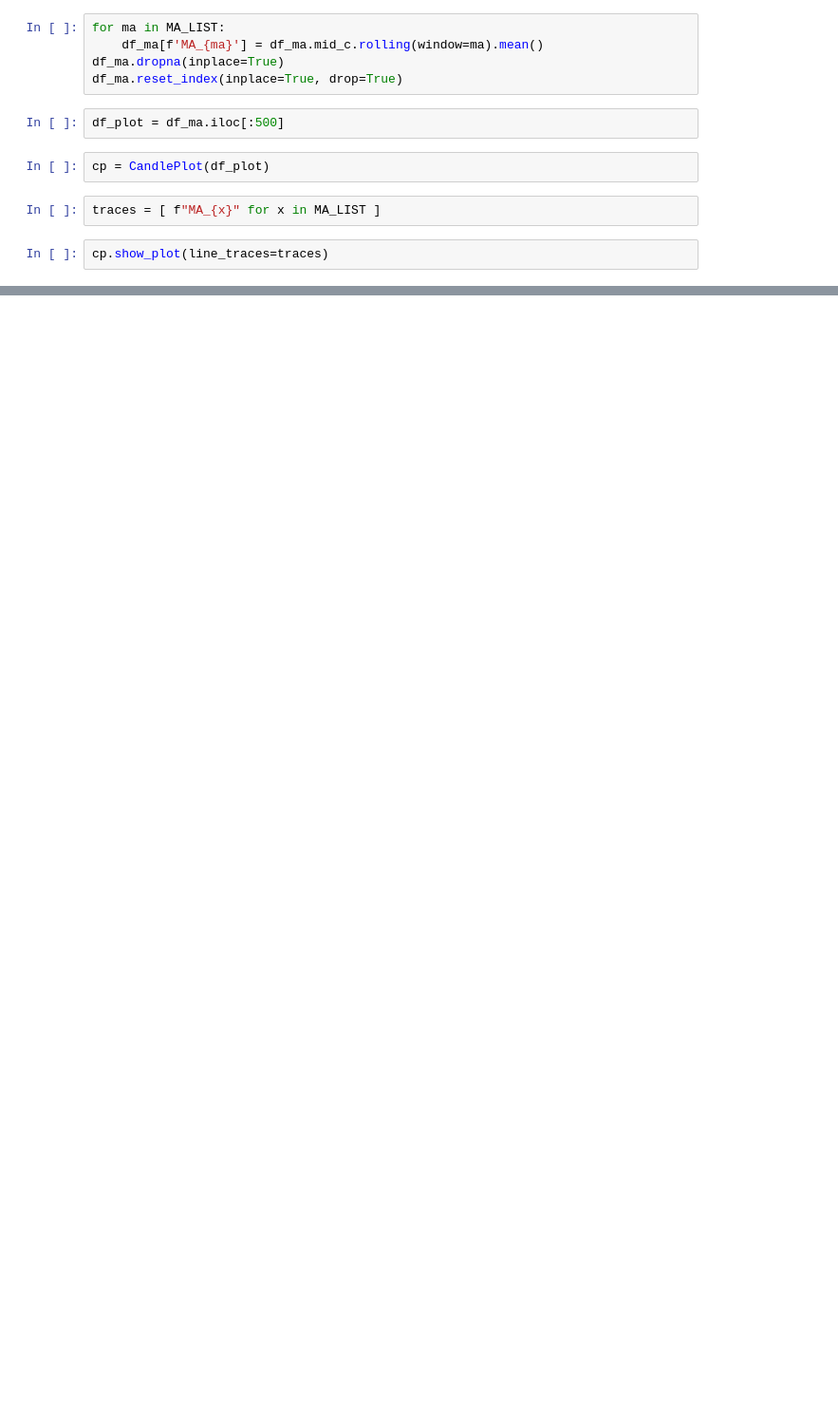
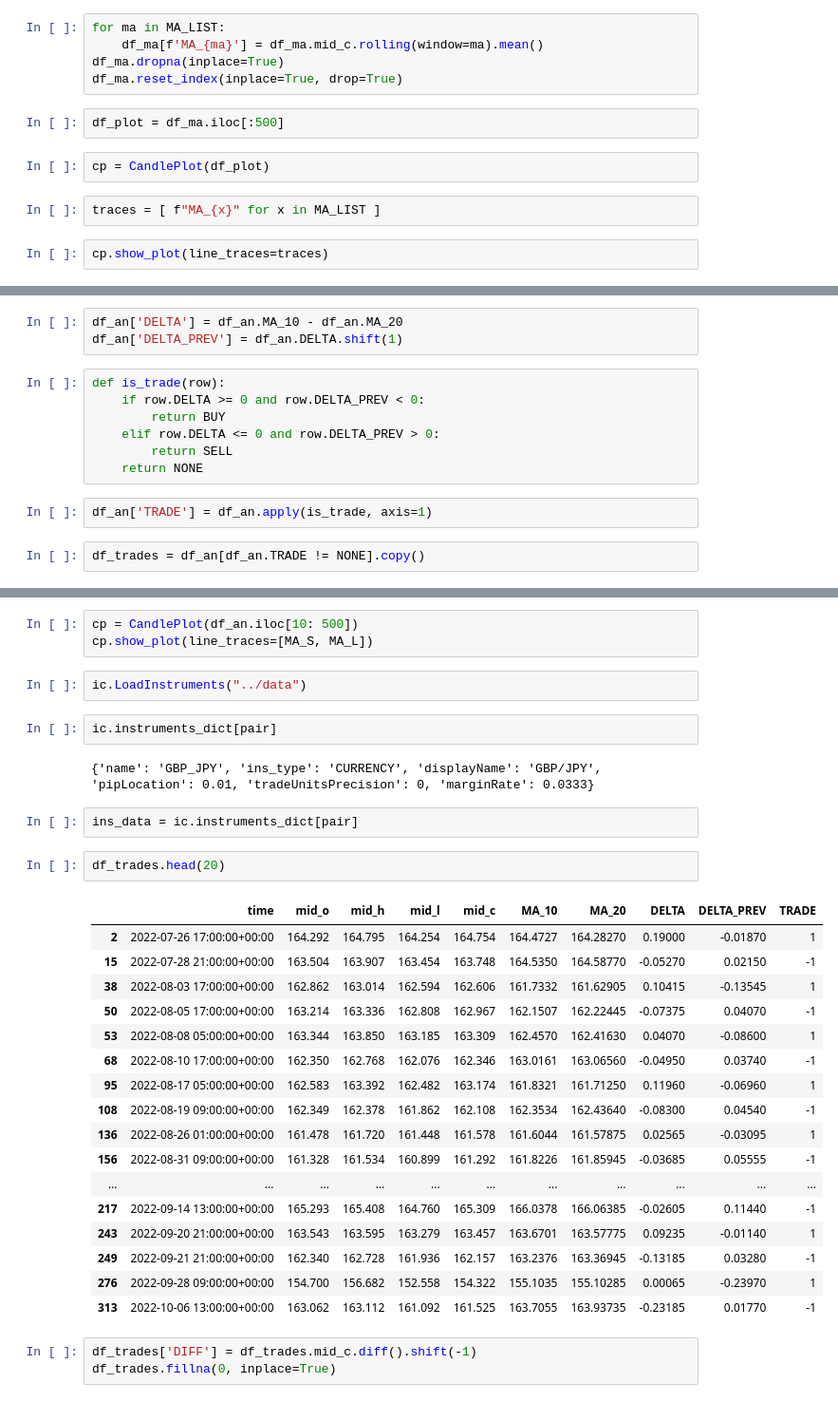
Before and after one commit to DevCielo/trading, a Jupyter notebook: exploration/ma_test.ipynb, the cells around one changed output, grey strips where cells are left out. Shown at 95% size. Cells and saved outputs as stored; diff of their text form; blank space fills up the shorter version.

Commit message:
written a script and done exploration into evaluating profit for currency pairs over multiple instruments

```diff
--- a/exploration/ma_test.ipynb
+++ b/exploration/ma_test.ipynb
@@ -54,0 +61,14 @@ cp.show_plot(line_traces=traces)
+# %%
+df_an['DELTA'] = df_an.MA_10 - df_an.MA_20
+df_an['DELTA_PREV'] = df_an.DELTA.shift(1)
+# %%
+def is_trade(row):
+    if row.DELTA >= 0 and row.DELTA_PREV < 0:
+        return BUY
+    elif row.DELTA <= 0 and row.DELTA_PREV > 0:
+        return SELL
+    return NONE
+# %%
+df_an['TRADE'] = df_an.apply(is_trade, axis=1)
+# %%
+df_trades = df_an[df_an.TRADE != NONE].copy()
@@ -54,0 +84,34 @@ cp.show_plot(line_traces=traces)
+# %%
+cp = CandlePlot(df_an.iloc[10: 500])
+cp.show_plot(line_traces=[MA_S, MA_L])
+# %%
+ic.LoadInstruments("../data")
+# %%
+ic.instruments_dict[pair]
+# %% [output]
+{'name': 'GBP_JPY', 'ins_type': 'CURRENCY', 'displayName': 'GBP/JPY', 'pipLocation': 0.01, 'tradeUnitsPrecision': 0, 'marginRate': 0.0333}
+# %%
+ins_data = ic.instruments_dict[pair]
+# %%
+df_trades.head(20)
+# %% [output]
+|  | time | mid_o | mid_h | mid_l | mid_c | MA_10 | MA_20 | DELTA | DELTA_PREV | TRADE |
+| 2 | 2022-07-26 17:00:00+00:00 | 164.292 | 164.795 | 164.254 | 164.754 | 164.4727 | 164.28270 | 0.19000 | -0.01870 | 1 |
+| 15 | 2022-07-28 21:00:00+00:00 | 163.504 | 163.907 | 163.454 | 163.748 | 164.5350 | 164.58770 | -0.05270 | 0.02150 | -1 |
+| 38 | 2022-08-03 17:00:00+00:00 | 162.862 | 163.014 | 162.594 | 162.606 | 161.7332 | 161.62905 | 0.10415 | -0.13545 | 1 |
+| 50 | 2022-08-05 17:00:00+00:00 | 163.214 | 163.336 | 162.808 | 162.967 | 162.1507 | 162.22445 | -0.07375 | 0.04070 | -1 |
+| 53 | 2022-08-08 05:00:00+00:00 | 163.344 | 163.850 | 163.185 | 163.309 | 162.4570 | 162.41630 | 0.04070 | -0.08600 | 1 |
+| 68 | 2022-08-10 17:00:00+00:00 | 162.350 | 162.768 | 162.076 | 162.346 | 163.0161 | 163.06560 | -0.04950 | 0.03740 | -1 |
+| 95 | 2022-08-17 05:00:00+00:00 | 162.583 | 163.392 | 162.482 | 163.174 | 161.8321 | 161.71250 | 0.11960 | -0.06960 | 1 |
+| 108 | 2022-08-19 09:00:00+00:00 | 162.349 | 162.378 | 161.862 | 162.108 | 162.3534 | 162.43640 | -0.08300 | 0.04540 | -1 |
+| 136 | 2022-08-26 01:00:00+00:00 | 161.478 | 161.720 | 161.448 | 161.578 | 161.6044 | 161.57875 | 0.02565 | -0.03095 | 1 |
+| 156 | 2022-08-31 09:00:00+00:00 | 161.328 | 161.534 | 160.899 | 161.292 | 161.8226 | 161.85945 | -0.03685 | 0.05555 | -1 |
+| ... | ... | ... | ... | ... | ... | ... | ... | ... | ... | ... |
+| 217 | 2022-09-14 13:00:00+00:00 | 165.293 | 165.408 | 164.760 | 165.309 | 166.0378 | 166.06385 | -0.02605 | 0.11440 | -1 |
+| 243 | 2022-09-20 21:00:00+00:00 | 163.543 | 163.595 | 163.279 | 163.457 | 163.6701 | 163.57775 | 0.09235 | -0.01140 | 1 |
+| 249 | 2022-09-21 21:00:00+00:00 | 162.340 | 162.728 | 161.936 | 162.157 | 163.2376 | 163.36945 | -0.13185 | 0.03280 | -1 |
+| 276 | 2022-09-28 09:00:00+00:00 | 154.700 | 156.682 | 152.558 | 154.322 | 155.1035 | 155.10285 | 0.00065 | -0.23970 | 1 |
+| 313 | 2022-10-06 13:00:00+00:00 | 163.062 | 163.112 | 161.092 | 161.525 | 163.7055 | 163.93735 | -0.23185 | 0.01770 | -1 |
+# %%
+df_trades['DIFF'] = df_trades.mid_c.diff().shift(-1)
+df_trades.fillna(0, inplace=True)
```
Also changed, not shown: parts of 14 cells of this notebook, 3 other files.
